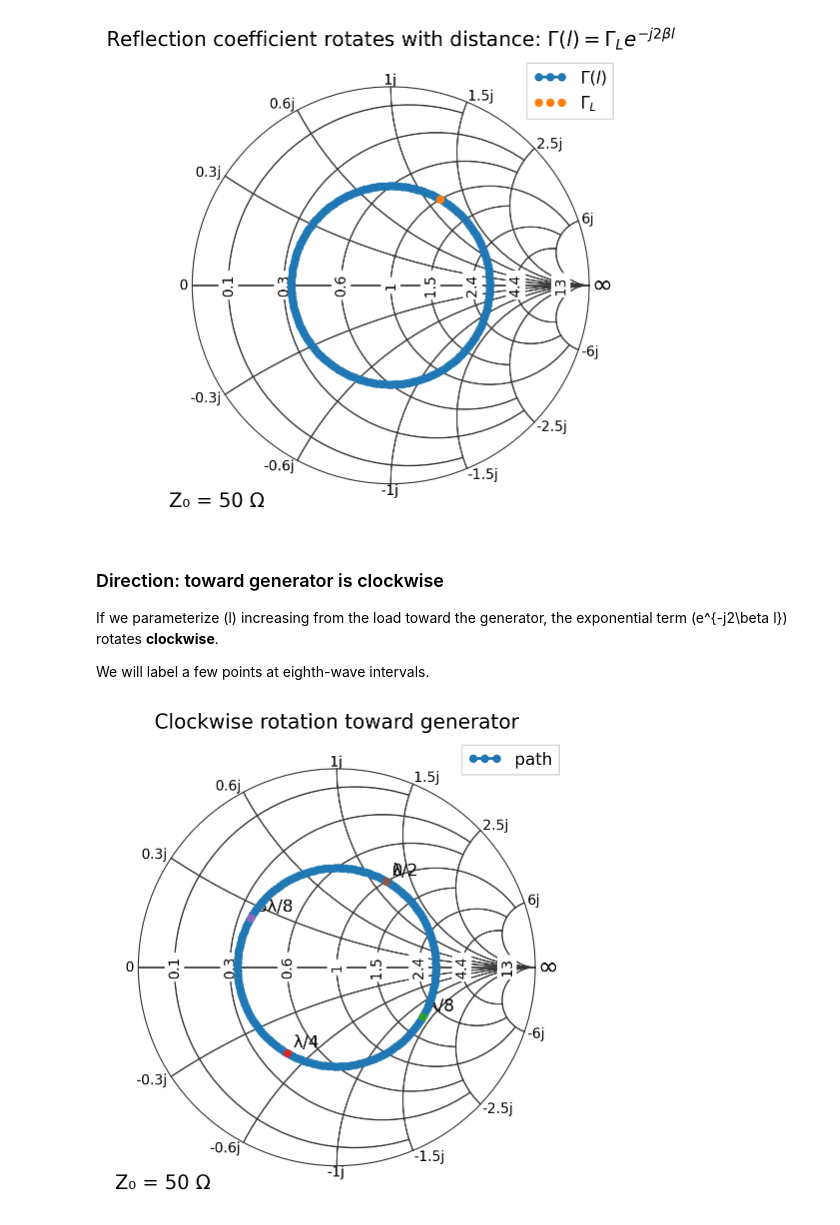
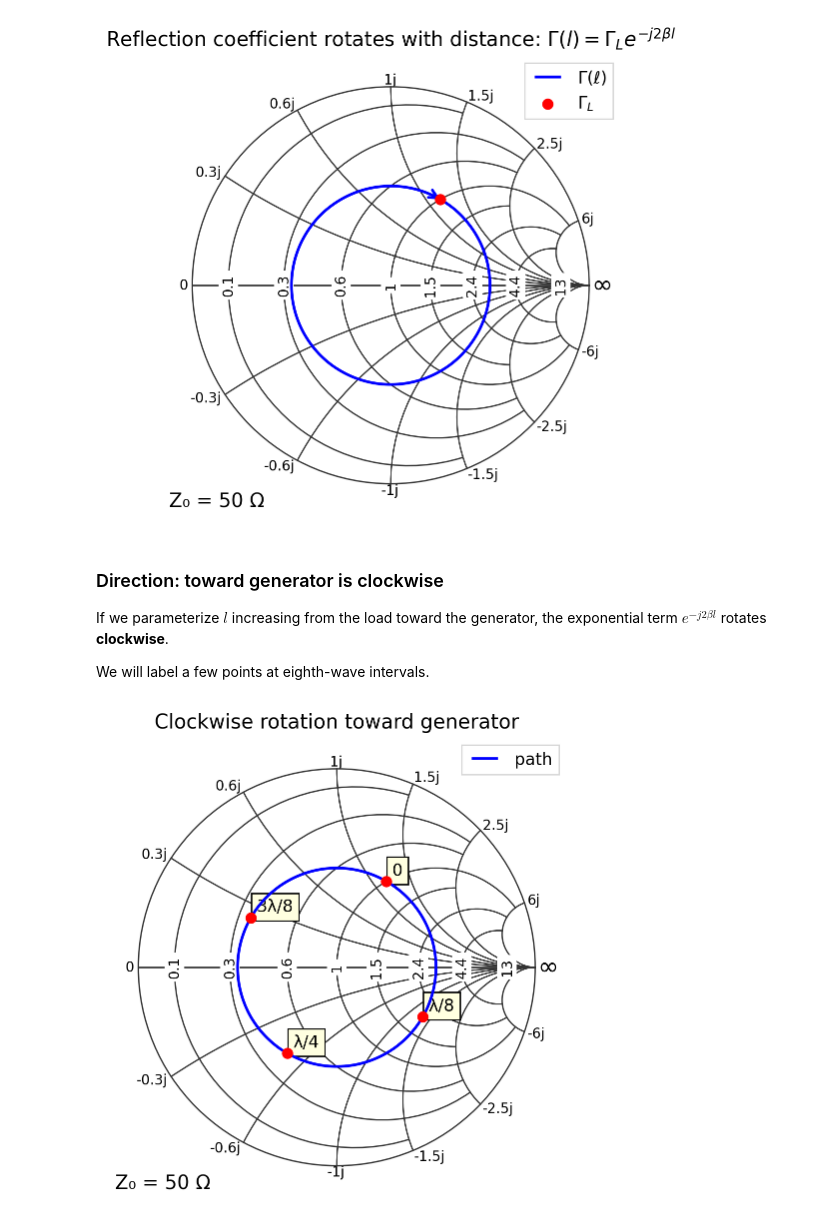
Before and after one commit to scottprahl/pysmithchart, a Jupyter notebook: docs/05_transmission_lines.ipynb, the cells around one changed output. Saved outputs shown, nothing was run; the diff lists cells and outputs as text; code cells hidden in the pictures.

```diff
--- a/docs/05_transmission_lines.ipynb
+++ b/docs/05_transmission_lines.ipynb
@@ -33,4 +33,6 @@ if sys.platform == "emscripten":
 import pysmithchart
 from pysmithchart.constants import REFLECTANCE_DOMAIN, IMPEDANCE_DOMAIN, ABSOLUTE_DOMAIN
 from pysmithchart import utils
+
+text_box = dict(facecolor="lightyellow")
 # %% [markdown]
@@ -43,40 +45,42 @@ We start with a load reflection coefficient \(\Gamma_L\) and rotate it by a sequ
 # %%
 Gamma_L = 0.5 * np.exp(1j * np.deg2rad(60))  # example load reflection coefficient
-l_over_lambda = np.linspace(0, 0.5, 201)  # 0 to half-wavelength
+ell_over_lambda = np.linspace(0, 0.5, 201)  # 0 to half-wavelength
 
-# Toward generator: Gamma(l) = Gamma_L * exp(-j 4 pi (l/lambda))
-Gamma = Gamma_L * np.exp(-1j * 4 * np.pi * l_over_lambda)
+# Toward generator: Gamma(l) = Gamma_L * exp(-j 4 pi (ell/lambda))
+Gamma = Gamma_L * np.exp(-1j * 4 * np.pi * ell_over_lambda)
 
 plt.figure(figsize=(6, 6))
 ax = plt.subplot(111, projection="smith", domain=REFLECTANCE_DOMAIN)
-ax.plot(Gamma, label=r"$\Gamma(l)$")
-ax.plot([Gamma_L], "o", label=r"$\Gamma_L$")
+
+ax.plot(Gamma, "b", label=r"$\Gamma(\ell)$", arrow="end")
+ax.scatter(Gamma_L, c="r", s=50, label=r"$\Gamma_L$")
 
 ax.legend(loc="upper right")
 ax.set_title(r"Reflection coefficient rotates with distance: $\Gamma(l)=\Gamma_L e^{-j2\beta l}$")
 plt.show()
 # %% [output]
-[figure, old version]
+[figure, new version]
 # %% [markdown]
 ### Direction: toward generator is clockwise
 
-If we parameterize \(l\) increasing from the load toward the generator, the exponential term \(e^{-j2\beta l}\) rotates **clockwise**.
+If we parameterize $l$ increasing from the load toward the generator, the exponential term $e^{-j2\beta l}$ rotates **clockwise**.
 
 We will label a few points at eighth-wave intervals.
 # %%
 plt.figure(figsize=(6, 6))
 ax = plt.subplot(111, projection="smith", domain=REFLECTANCE_DOMAIN)
 
-ax.plot(Gamma, label="path")
+ax.plot(Gamma, "b", label="path")
 
-for frac, label in [(0.0, "0"), (0.125, "λ/8"), (0.25, "λ/4"), (0.375, "3λ/8"), (0.5, "λ/2")]:
+text_offset = 0.03 + 0.03j
+for frac, label in [(0.0, "0"), (0.125, "λ/8"), (0.25, "λ/4"), (0.375, "3λ/8")]:
     Gp = Gamma_L * np.exp(-1j * 4 * np.pi * frac)
-    ax.plot([Gp], "o")
-    ax.text(Gp.real + 0.03, Gp.imag + 0.03, label)
+    ax.scatter(Gp, c="r", s=50)
+    ax.text(Gp + text_offset, label, bbox=text_box)
 
 ax.legend(loc="upper right")
 ax.set_title("Clockwise rotation toward generator")
 plt.show()
 # %% [output]
-[figure, old version]
+[figure, new version]
 # %% [markdown]
```
Also changed, not shown: parts of 12 cells of this notebook, 1 other file.
